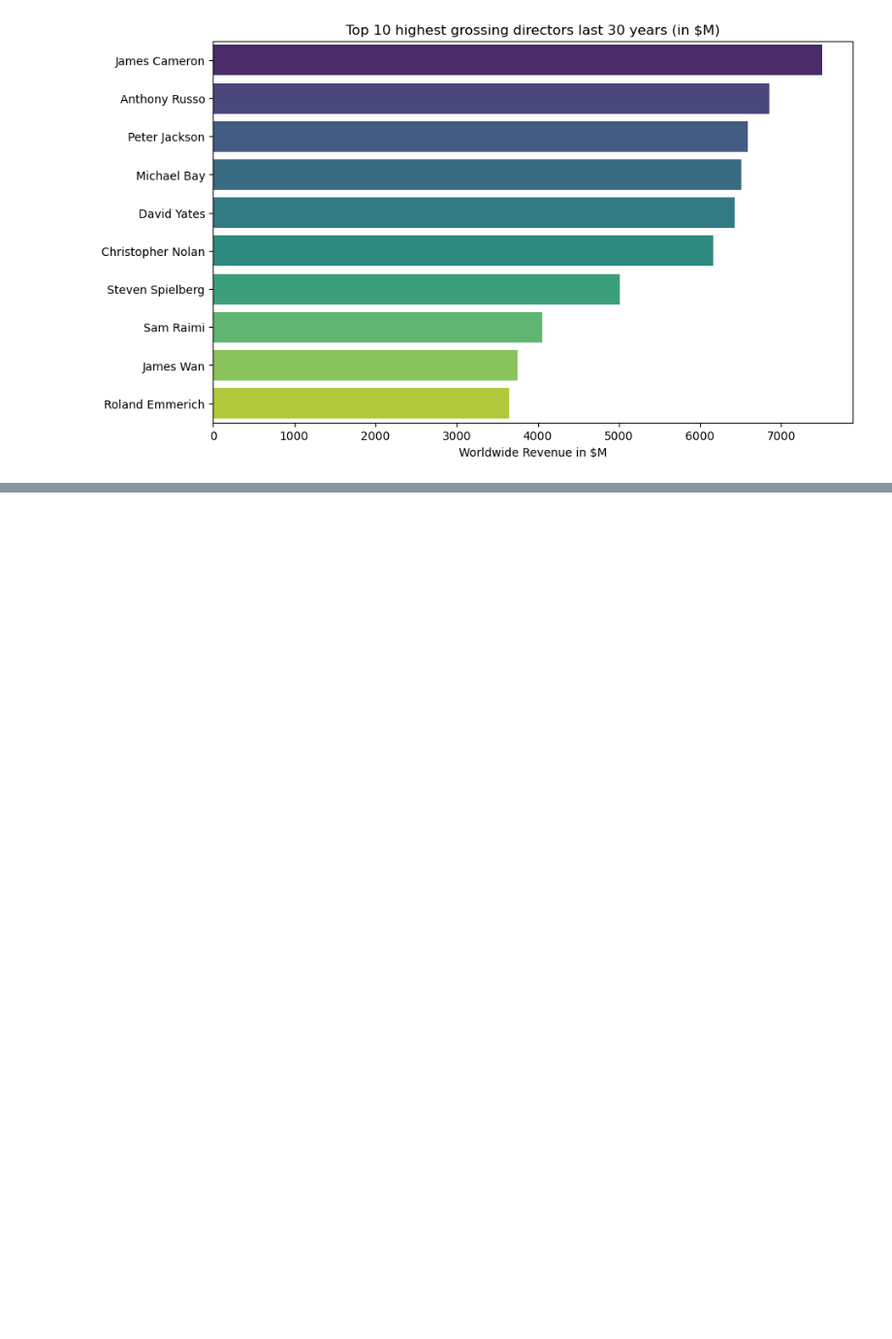
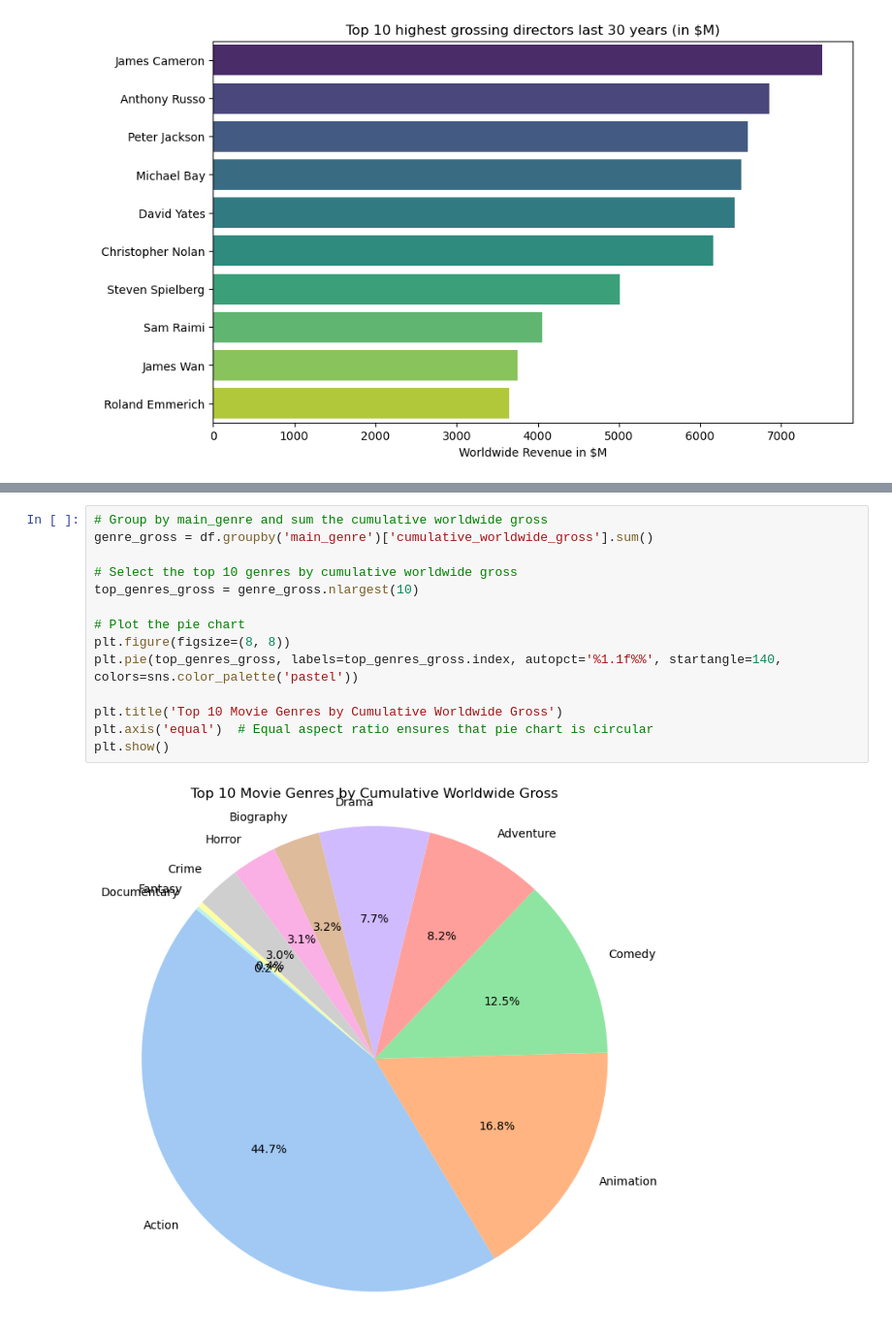
Before and after one commit to BenoitMormede/project-week-3, a Jupyter notebook: movies-project-visualization.ipynb, the cells around one changed output, grey strips where cells are left out. Shown at 97% size. Drawn from its saved outputs; the diff is of its cells as text; blank space fills up the shorter version.

```diff
--- a/movies-project-visualization.ipynb
+++ b/movies-project-visualization.ipynb
@@ -86,0 +110,16 @@ ValueError: cannot insert genre, already exists
+# %%
+# Group by main_genre and sum the cumulative worldwide gross
+genre_gross = df.groupby('main_genre')['cumulative_worldwide_gross'].sum()
+
+# Select the top 10 genres by cumulative worldwide gross
+top_genres_gross = genre_gross.nlargest(10)
+
+# Plot the pie chart
+plt.figure(figsize=(8, 8))
+plt.pie(top_genres_gross, labels=top_genres_gross.index, autopct='%1.1f%%', startangle=140, colors=sns.color_palette('pastel'))
+
+plt.title('Top 10 Movie Genres by Cumulative Worldwide Gross')
+plt.axis('equal')  # Equal aspect ratio ensures that pie chart is circular
+plt.show()
+# %% [output]
+[figure, added]
```
Also changed, not shown: parts of 5 cells of this notebook.
